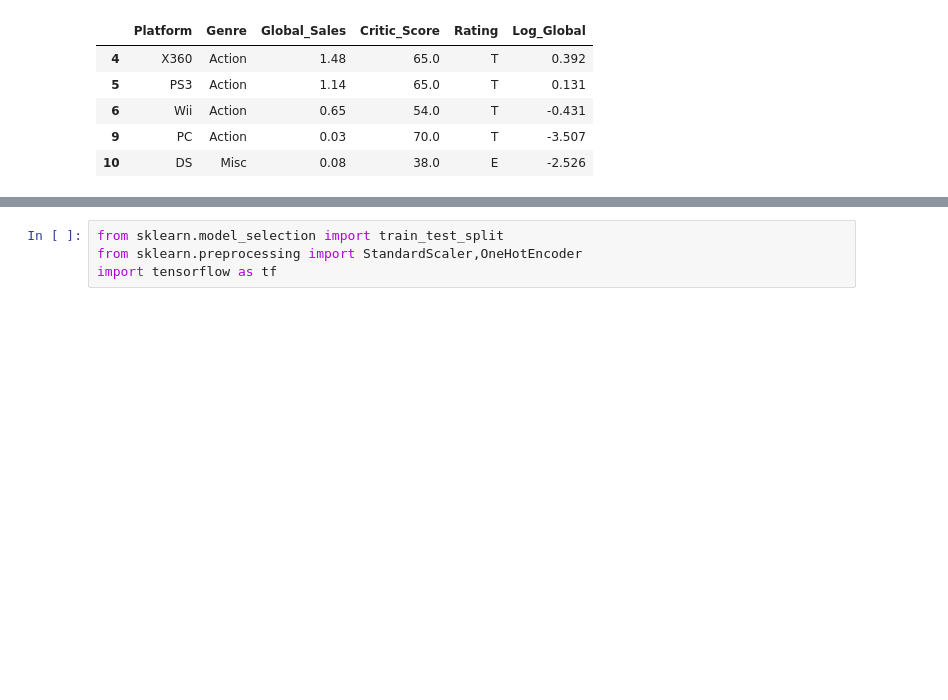
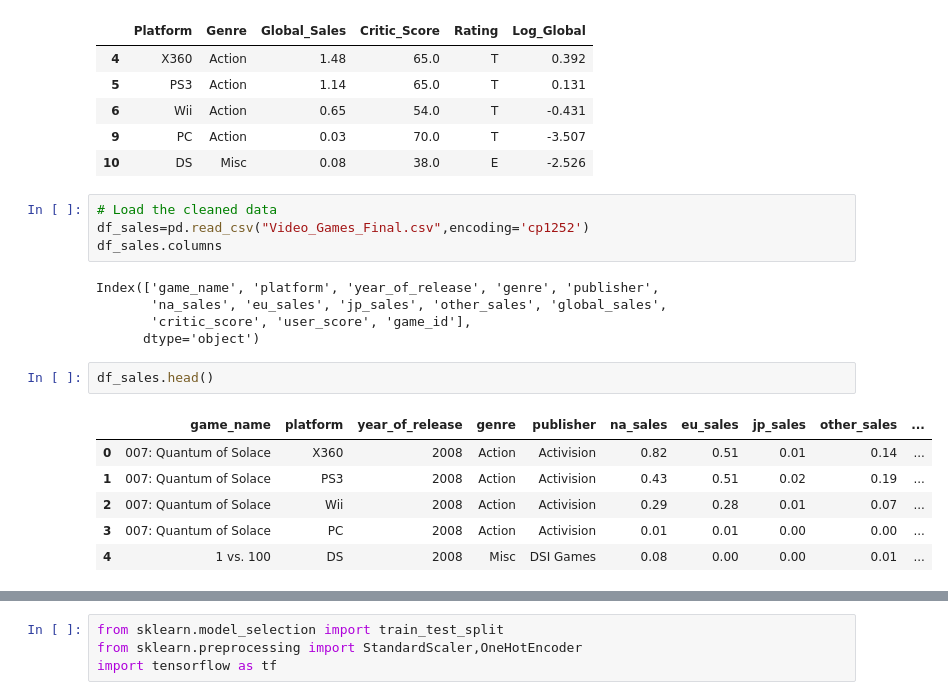
Before and after one commit to PeterAlesio/Video_Game_Analysis, a Jupyter notebook: EL_project_ML(1).ipynb, the cells around one changed output, grey strips where cells are left out. Drawn from its saved outputs; the diff is of its cells as text; blank space fills up the shorter version.

```diff
--- a/EL_project_ML(1).ipynb
+++ b/EL_project_ML(1).ipynb
@@ -363,3 +363,21 @@ df_sales.head()
 | 6 | Wii | Action | 0.65 | 54.0 | T | -0.431 |
 | 9 | PC | Action | 0.03 | 70.0 | T | -3.507 |
 | 10 | DS | Misc | 0.08 | 38.0 | E | -2.526 |
+# %%
+# Load the cleaned data
+df_sales=pd.read_csv("Video_Games_Final.csv",encoding='cp1252')
+df_sales.columns
+# %% [output]
+Index(['game_name', 'platform', 'year_of_release', 'genre', 'publisher',
+       'na_sales', 'eu_sales', 'jp_sales', 'other_sales', 'global_sales',
+       'critic_score', 'user_score', 'game_id'],
+      dtype='object')
+# %%
+df_sales.head()
+# %% [output]
+|  | game_name | platform | year_of_release | genre | publisher | na_sales | eu_sales | jp_sales | other_sales | ... |
+| 0 | 007: Quantum of Solace | X360 | 2008 | Action | Activision | 0.82 | 0.51 | 0.01 | 0.14 | ... |
+| 1 | 007: Quantum of Solace | PS3 | 2008 | Action | Activision | 0.43 | 0.51 | 0.02 | 0.19 | ... |
+| 2 | 007: Quantum of Solace | Wii | 2008 | Action | Activision | 0.29 | 0.28 | 0.01 | 0.07 | ... |
+| 3 | 007: Quantum of Solace | PC | 2008 | Action | Activision | 0.01 | 0.01 | 0.00 | 0.00 | ... |
+| 4 | 1 vs. 100 | DS | 2008 | Misc | DSI Games | 0.08 | 0.00 | 0.00 | 0.01 | ... |
```
Also changed, not shown: parts of 17 cells of this notebook, 3 other files.
